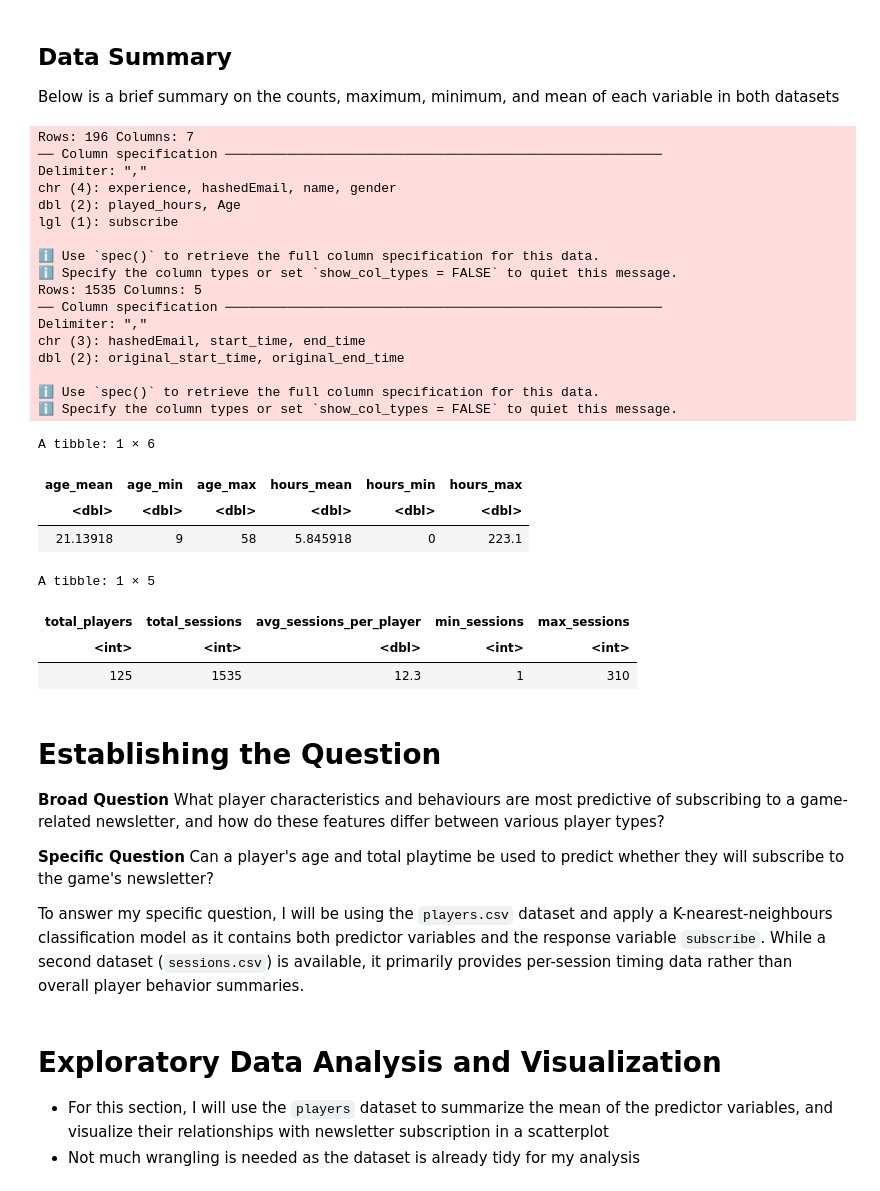
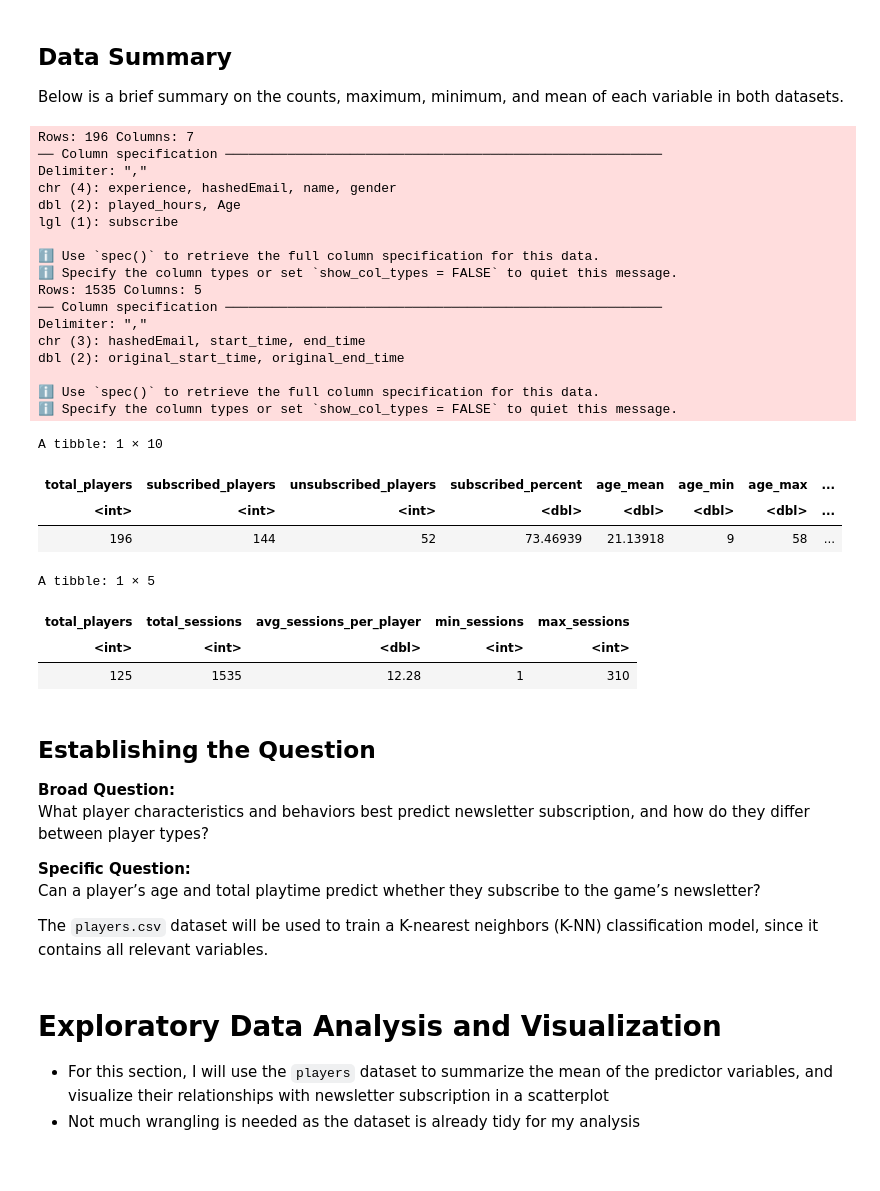
Before and after one commit to FunkyMonkey245/dsci_project_planning_individual, a Jupyter notebook: project_planning_final.ipynb, the cells around one changed output. Saved outputs shown, nothing was run; the diff lists cells and outputs as text; code cells hidden in the pictures.

```diff
--- a/project_planning_final.ipynb
+++ b/project_planning_final.ipynb
@@ -44,7 +34,7 @@ library(tidymodels)
 # %% [markdown]
 ## Data Summary
 
-Below is a brief summary on the counts, maximum, minimum, and mean of each variable in both datasets
+Below is a brief summary on the counts, maximum, minimum, and mean of each variable in both datasets.
 # %%
 players <- read_csv("data/players.csv")
 
@@ -52,7 +42,11 @@ sessions <- read_csv("data/sessions.csv")
 
 
 players_summary <- players |>
-  summarise(
+  summarize(
+    total_players = n(),
+    subscribed_players = sum(subscribe == TRUE, na.rm = TRUE),
+    unsubscribed_players = sum(subscribe == FALSE, na.rm = TRUE),
+    subscribed_percent = 100 * subscribed_players / total_players,
     age_mean = mean(Age, na.rm = TRUE),
     age_min  = min(Age, na.rm = TRUE),
     age_max  = max(Age, na.rm = TRUE),
@@ -61,53 +55,54 @@ players_summary <- players |>
     hours_max  = max(played_hours, na.rm = TRUE)
   )
 
 sessions_summary <- sessions |>
   count(hashedEmail, name = "session_count") |>
-  summarise(
+  summarize(
     total_players = n(),
     total_sessions = sum(session_count),
-    avg_sessions_per_player = round(mean(session_count), 1),
+    avg_sessions_per_player = mean(session_count),
     min_sessions = min(session_count),
     max_sessions = max(session_count)
   )
+
 players_summary
 sessions_summary
 # %% [output]
 Rows: 196 Columns: 7
 ── Column specification ────────────────────────────────────────────────────────
 Delimiter: ","
 chr (4): experience, hashedEmail, name, gender
 dbl (2): played_hours, Age
 lgl (1): subscribe
 
 ℹ Use `spec()` to retrieve the full column specification for this data.
 ℹ Specify the column types or set `show_col_types = FALSE` to quiet this message.
 Rows: 1535 Columns: 5
 ── Column specification ────────────────────────────────────────────────────────
 Delimiter: ","
 chr (3): hashedEmail, start_time, end_time
 dbl (2): original_start_time, original_end_time
 
 ℹ Use `spec()` to retrieve the full column specification for this data.
 ℹ Specify the column types or set `show_col_types = FALSE` to quiet this message.
-A tibble: 1 × 6
+A tibble: 1 × 10
-| age_mean | age_min | age_max | hours_mean | hours_min | hours_max |
-| <dbl> | <dbl> | <dbl> | <dbl> | <dbl> | <dbl> |
-| 21.13918 | 9 | 58 | 5.845918 | 0 | 223.1 |
+| total_players | subscribed_players | unsubscribed_players | subscribed_percent | age_mean | age_min | age_max | ... |
+| <int> | <int> | <int> | <dbl> | <dbl> | <dbl> | <dbl> | ... |
+| 196 | 144 | 52 | 73.46939 | 21.13918 | 9 | 58 | ... |
 A tibble: 1 × 5
 | total_players | total_sessions | avg_sessions_per_player | min_sessions | max_sessions |
 | <int> | <int> | <dbl> | <int> | <int> |
-| 125 | 1535 | 12.3 | 1 | 310 |
+| 125 | 1535 | 12.28 | 1 | 310 |
 # %% [markdown]
-# Establishing the Question
+## **Establishing the Question**
 
-**Broad Question**
-What player characteristics and behaviours are most predictive of subscribing to a game-related newsletter, and how do these features differ between various player types?
+**Broad Question:**
+What player characteristics and behaviors best predict newsletter subscription, and how do they differ between player types?
 
-**Specific Question**
-Can a player's age and total playtime be used to predict whether they will subscribe to the game's newsletter?
+**Specific Question:**
+Can a player’s age and total playtime predict whether they subscribe to the game’s newsletter?
 
-To answer my specific question, I will be using the `players.csv` dataset and apply a K-nearest-neighbours classification model as it contains both predictor variables and the response variable `subscribe`. While a second dataset (`sessions.csv`) is available, it primarily provides per-session timing data rather than overall player behavior summaries.
+The `players.csv` dataset will be used to train a K-nearest neighbors (K-NN) classification model, since it contains all relevant variables.
 # %% [markdown]
 # Exploratory Data Analysis and Visualization
 
```
Also changed, not shown: parts of 6 cells of this notebook.
